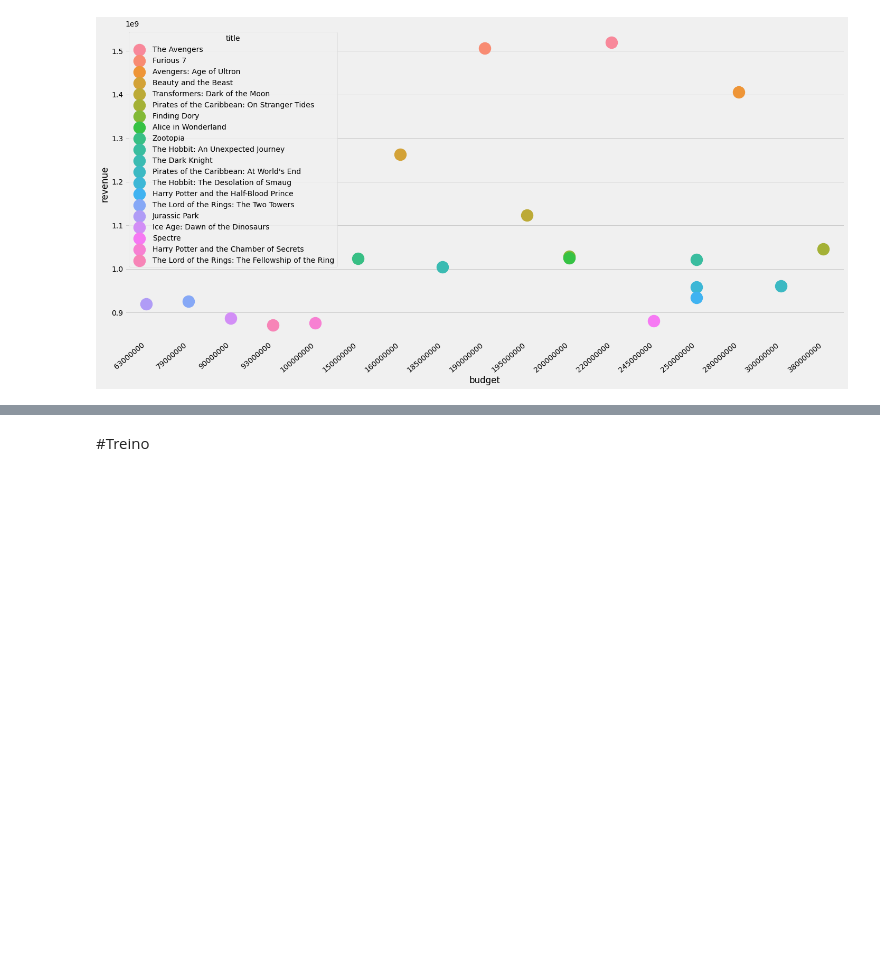
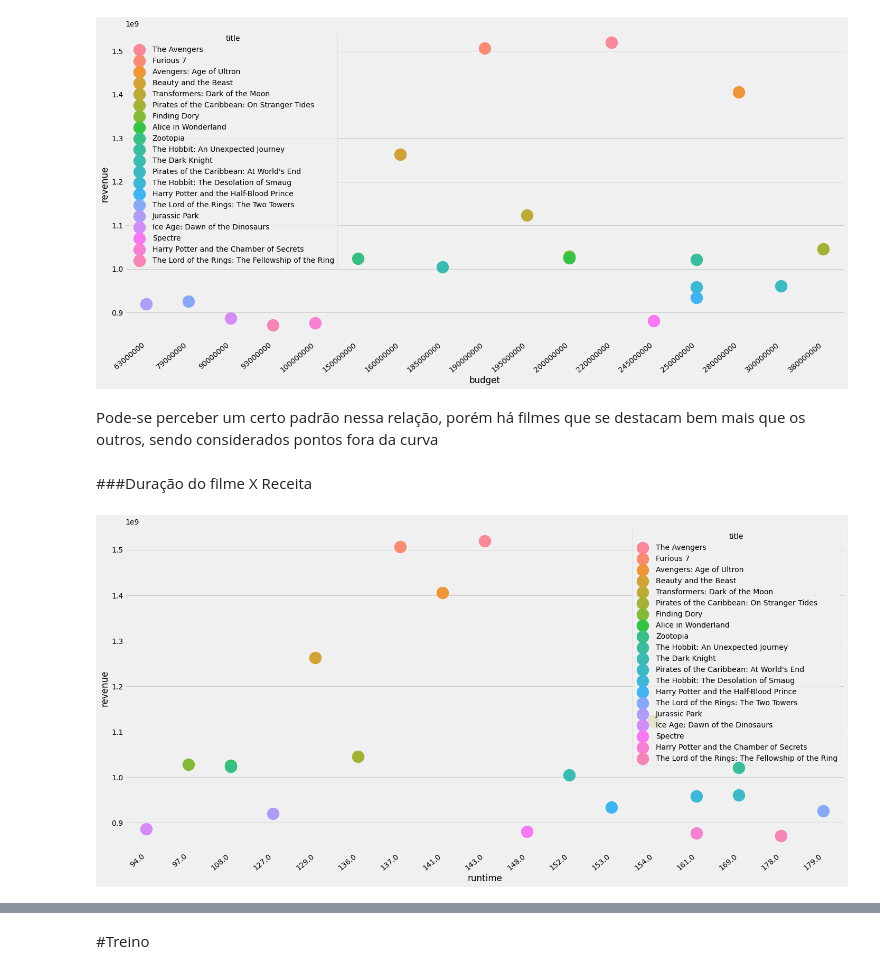
Before and after one commit to GsCatalani/trabalho2Lp, a Jupyter notebook: Trabalho2.ipynb, the cells around one changed output, grey strips where cells are left out. Cells and saved outputs as stored; diff of their text form; code cells hidden in the pictures; blank space fills up the shorter version.

```diff
--- a/Trabalho2.ipynb
+++ b/Trabalho2.ipynb
@@ -705,7 +713,7 @@ sns.barplot([val[1] for val in count],[val[0] for val in count])
 # %% [markdown]
 As produtora de filmes com mais filmes no Dataframe
 # %%
-produtoras =treino_copia['production_companies'].apply(lambda x : [x[i]['name'] for i in range(len(x))] if x != {} else []).values
+produtoras =treino['production_companies'].apply(lambda x : [x[i]['name'] for i in range(len(x))] if x != {} else []).values
 Counter([i for j in produtoras for i in j]).most_common(20)
 # %% [output]
 [('Warner Bros.', 199),
@@ -731,7 +739,7 @@ Counter([i for j in produtoras for i in j]).most_common(20)
 # %% [markdown]
 Os países com  mais filmes no Dataframe
 # %%
-paises =treino_copia['production_countries'].apply(lambda x: [i['name'] for i in x] if x!={} else []).values
+paises =treino['production_countries'].apply(lambda x: [i['name'] for i in x] if x!={} else []).values
 count=Counter([j for i in paises for j in i]).most_common(5)
 sns.barplot([val[1] for val in count],[val[0] for val in count])
 # %% [output]
@@ -742,7 +750,7 @@ Percebe-se uma diferença bem grande entre os EUA e os outros países
 # %% [markdown]
 Os atores com  mais filmes no Dataframe
 # %%
-elenco =treino_copia['cast'].apply(lambda x:[i['name'] for i in x] if x != {} else [])
+elenco =treino['cast'].apply(lambda x:[i['name'] for i in x] if x != {} else [])
 Counter([i for j in elenco for i in j]).most_common(15)
 # %% [output]
 [('Samuel L. Jackson', 30),
@@ -821,17 +837,15 @@ A
 # %%
-# text = ' '.join([i for j in produtoras for i in j])
+text = ' '.join([i for j in elenco for i in j])
 
-# treino_copia['num_cast'] = treino_copia['cast'].apply(lambda x: len(x) if x != {} else 0)
-# treino_copia['all_countries'] = treino_copia['cast'].apply(lambda x: ' '.join(sorted([i['name'] for i in x])) if x != {} else '')
-# top_actors = [m[0] for m in Counter([i for j in elenco for i in j]).most_common(15)]
-# for g in top_actors:
-#     treino_copia['actor' + g] = treino_copia['all_actors'].apply(lambda x: 1 if g in x else 0)
+treino['num_cast'] = treino['cast'].apply(lambda x: len(x) if x != {} else 0)
+top_cast_names = [m[0] for m in Counter([i for j in elenco for i in j]).most_common(15)]
+for g in top_cast_names:
+    treino['cast_name' + g] = treino['cast'].apply(lambda x: 1 if g in x else 0)
 
+    teste['num_cast'] = teste['cast'].apply(lambda x: len(x) if x != {} else 0)
+top_cast_names = [m[0] for m in Counter([i for j in elenco for i in j]).most_common(15)]
+for g in top_cast_names:
+    teste['cast_name' + g] = teste['cast'].apply(lambda x: 1 if g in x else 0)
 
-# teste_copia['num_countries'] = teste_copia['cast'].apply(lambda x: len(x) if x != {} else 0)
-# teste_copia['all_countries'] = teste_copia['cast'].apply(lambda x: ' '.join(sorted([i['name'] for i in x])) if x != {} else '')
-# for g in top_countries:
-#     teste_copia['production_country_' + g] = teste_copia['all_countries'].apply(lambda x: 1 if g in x else 0)
-
-# treino_copia = treino_copia.drop(['cast', 'all_countries'], axis=1)
-# teste_copia = teste_copia.drop(['cast', 'all_countries'], axis=1)
+treino = treino.drop(['cast'], axis=1)
+teste = teste.drop(['cast'], axis=1)
@@ -852,3 +875,19 @@ plt.tight_layout()
 plt.show()
 # %% [output]
 [figure]
+# %% [markdown]
+Pode-se perceber um certo padrão nessa relação, porém há filmes que se destacam bem mais que os outros, sendo considerados pontos fora da curva
+# %% [markdown]
+###Duração do filme X Receita
+# %%
+plt.figure(figsize=(20,10))
+
+treino = treino.sort_values(by='revenue', ascending=False)
+treino2 = treino.head(20)
+
+ax= sns.pointplot(treino2['runtime'], treino2['revenue'], hue= treino2['title'])
+ax.set_xticklabels(ax.get_xticklabels(), rotation=40, ha= "right")
+plt.tight_layout()
+plt.show()
+# %% [output]
+[figure, added]
```
Also changed, not shown: parts of 45 cells of this notebook.
